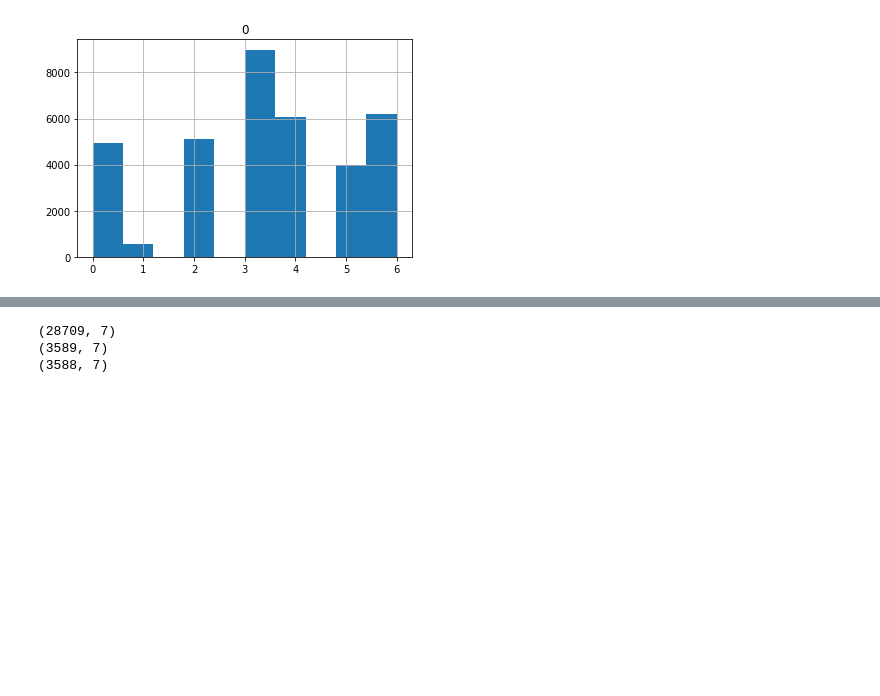
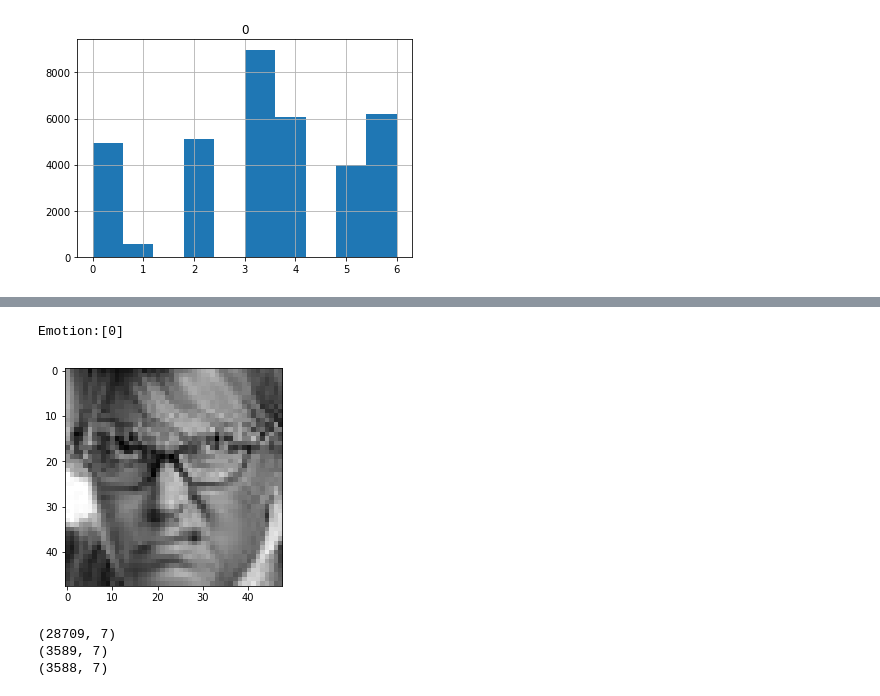
Before and after one commit to susantabiswas/realtime-facial-emotion-analyzer, a Jupyter notebook: facial Emotions.ipynb, the cells around one changed output, grey strips where cells are left out. Saved outputs shown, nothing was run; the diff lists cells and outputs as text; code cells hidden in the pictures; blank space fills up the shorter version.

```diff
--- a/facial Emotions.ipynb
+++ b/facial Emotions.ipynb
@@ -89,3 +125,10 @@ print(y_test.shape)
+# %%
+#show test image
+show(images_test[index])
+print('Emotion:' + str(y_test[index]))
+# %% [output]
+Emotion:[0]
+[figure, added]
 # %%
 # create one hot encoding
 y_train_ohe = to_categorical(y_train, num_classes=7)
```
Also changed, not shown: parts of 16 cells of this notebook.
